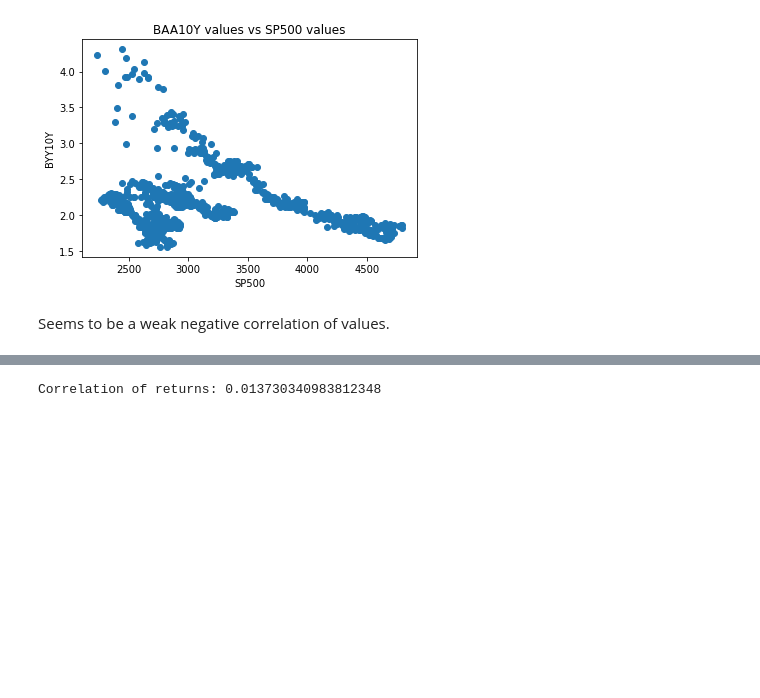
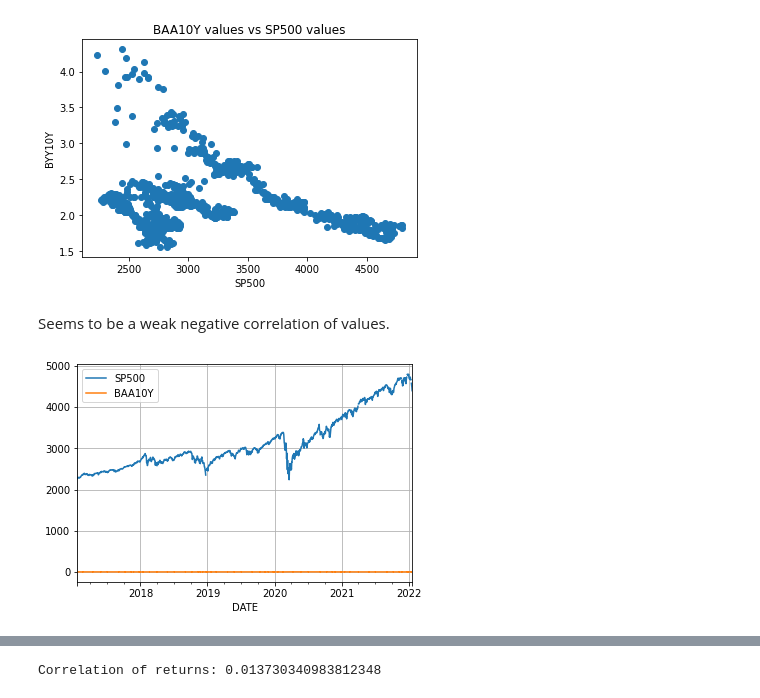
Before and after one commit to flyin01/dc, a Jupyter notebook: time_series_analysis.ipynb, the cells around one changed output, grey strips where cells are left out. Drawn from its saved outputs; the diff is of its cells as text; code cells hidden in the pictures; blank space fills up the shorter version.

```diff
--- a/time_series_analysis.ipynb
+++ b/time_series_analysis.ipynb
@@ -203,3 +203,11 @@ Correlation of values: -0.21983942840413453
 [figure]
 # %% [markdown]
 Seems to be a weak negative correlation of values.
+# %%
+# also check plot over time
+stocks_and_bonds['SP500'].plot(grid=True)
+stocks_and_bonds['BAA10Y'].plot(grid=True)
+plt.legend(['SP500','BAA10Y'])
+plt.show()
+# %% [output]
+[figure, added]
```
Also changed, not shown: parts of 14 cells of this notebook.
